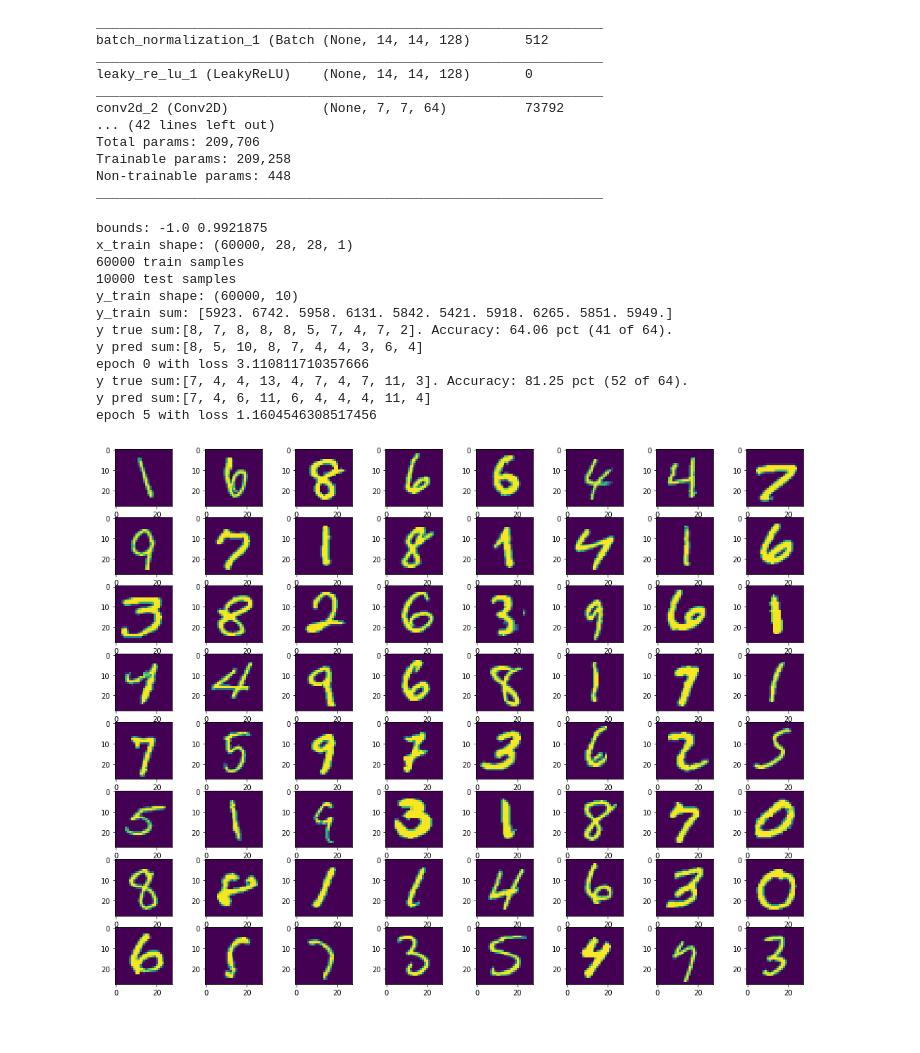
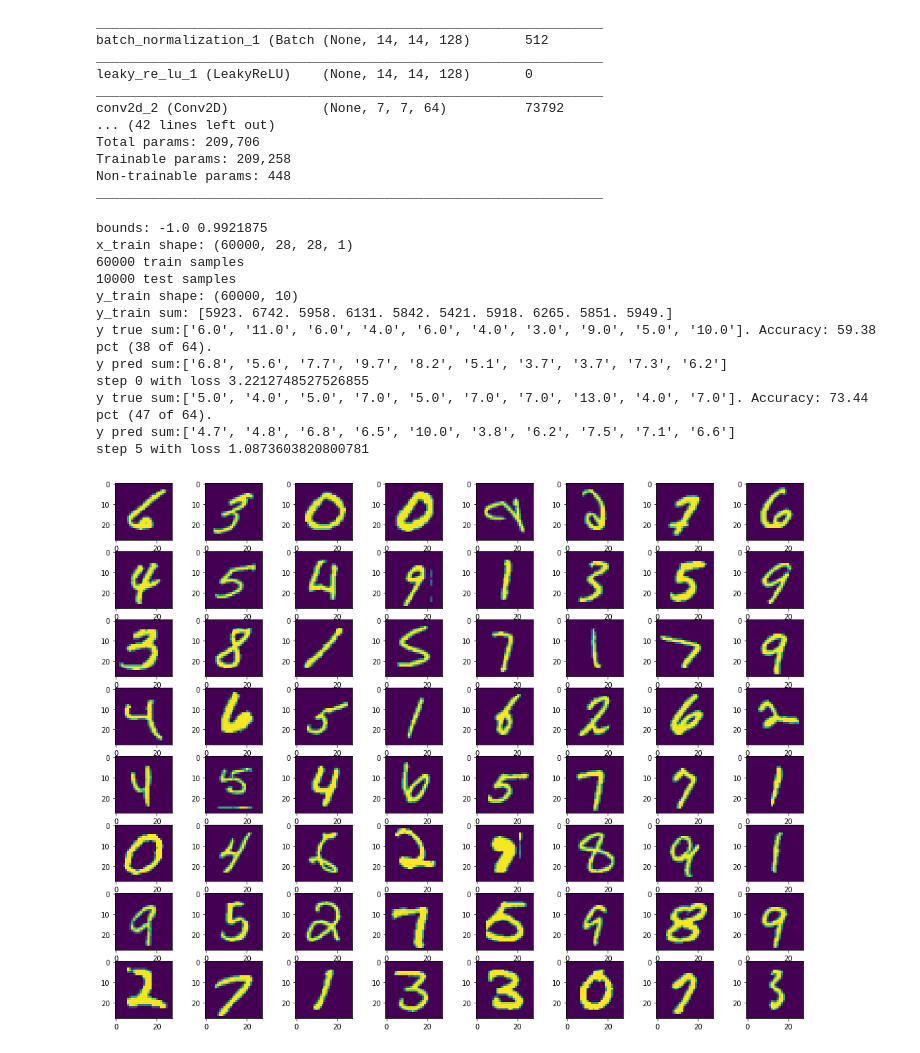
Before and after one commit to broadinstitute/ml4h, a Jupyter notebook: notebooks/mixup_mnist_cifar.ipynb, the cells around one changed output. Drawn from its saved outputs; the diff is of its cells as text; code cells hidden in the pictures.

```diff
--- a/notebooks/mixup_mnist_cifar.ipynb
+++ b/notebooks/mixup_mnist_cifar.ipynb
@@ -129,35 +129,35 @@ def _accuracy_on_batch(discriminator, batch, y):
 # %%
-def _train_on_batches(discriminator, x_train, y_train, epochs, batch_size, mixup=False, alpha=1.0):
+def _train_on_batches(discriminator, x_train, y_train, steps, batch_size, mixup=False, alpha=1.0, steps_per_print=5):
     if mixup:
         batch_size *= 2
-    for e in range(epochs):
+    for s in range(steps):
         indexes = np.random.randint(0, x_train.shape[0], size=batch_size)
         image_batch = x_train[indexes, ...]
         class_label = y_train[indexes, ...]
         if mixup:
             image_batch, class_label = _mixup_batch(image_batch, class_label, alpha)
         d_loss = discriminator.train_on_batch(image_batch, class_label)
-        if e%5 == 0:
+        if s%steps_per_print == 0:
             _accuracy_on_batch(discriminator, image_batch, class_label)
-            print(f'epoch {e} with loss {d_loss}')
+            print(f'step {s} with loss {d_loss}')
     _plot_batch(image_batch)
 
 (mnist_x, mnist_y), _ = load_mnist()
 _train_on_batches(mnist_discriminator, mnist_x, mnist_y, 10, 64, mixup=False)
 # %% [output]
 bounds: -1.0 0.9921875
 x_train shape: (60000, 28, 28, 1)
 60000 train samples
 10000 test samples
 y_train shape: (60000, 10)
 y_train sum: [5923. 6742. 5958. 6131. 5842. 5421. 5918. 6265. 5851. 5949.]
-y true sum:[8, 7, 8, 8, 8, 5, 7, 4, 7, 2]. Accuracy: 64.06 pct (41 of 64).
-y pred sum:[8, 5, 10, 8, 7, 4, 4, 3, 6, 4]
-epoch 0 with loss 3.110811710357666
-y true sum:[7, 4, 4, 13, 4, 7, 4, 7, 11, 3]. Accuracy: 81.25 pct (52 of 64).
-y pred sum:[7, 4, 6, 11, 6, 4, 4, 4, 11, 4]
-epoch 5 with loss 1.1604546308517456
+y true sum:['6.0', '11.0', '6.0', '4.0', '6.0', '4.0', '3.0', '9.0', '5.0', '10.0']. Accuracy: 59.38 pct (38 of 64).
+y pred sum:['6.8', '5.6', '7.7', '9.7', '8.2', '5.1', '3.7', '3.7', '7.3', '6.2']
+step 0 with loss 3.2212748527526855
+y true sum:['5.0', '4.0', '5.0', '7.0', '5.0', '7.0', '7.0', '13.0', '4.0', '7.0']. Accuracy: 73.44 pct (47 of 64).
+y pred sum:['4.7', '4.8', '6.8', '6.5', '10.0', '3.8', '6.2', '7.5', '7.1', '6.6']
+step 5 with loss 1.0873603820800781
-[figure, old version]
+[figure, new version]
 # %%
 _train_on_batches(mnist_discriminator, mnist_x, mnist_y, 10, 64, mixup=True)
 # %% [output]
```
Also changed, not shown: parts of 12 cells of this notebook, 1 other file.
